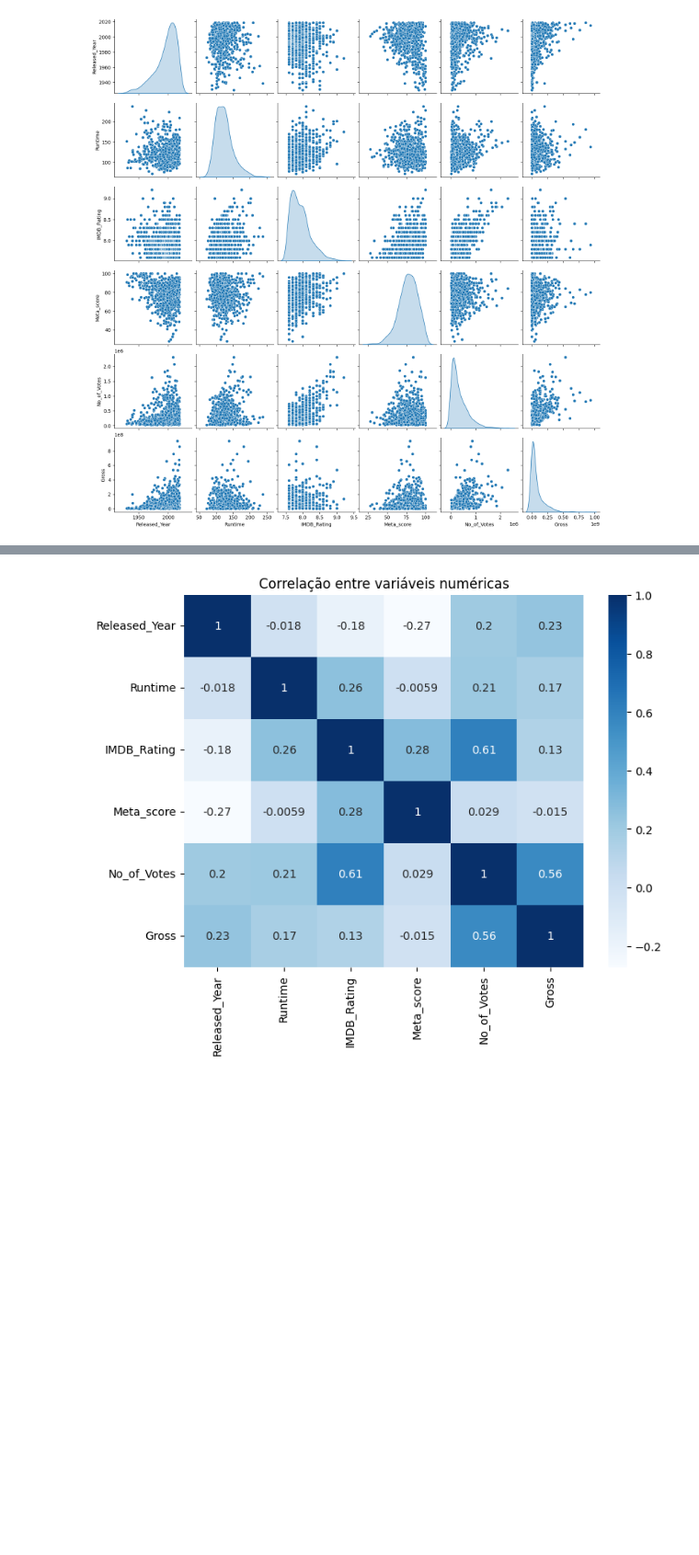
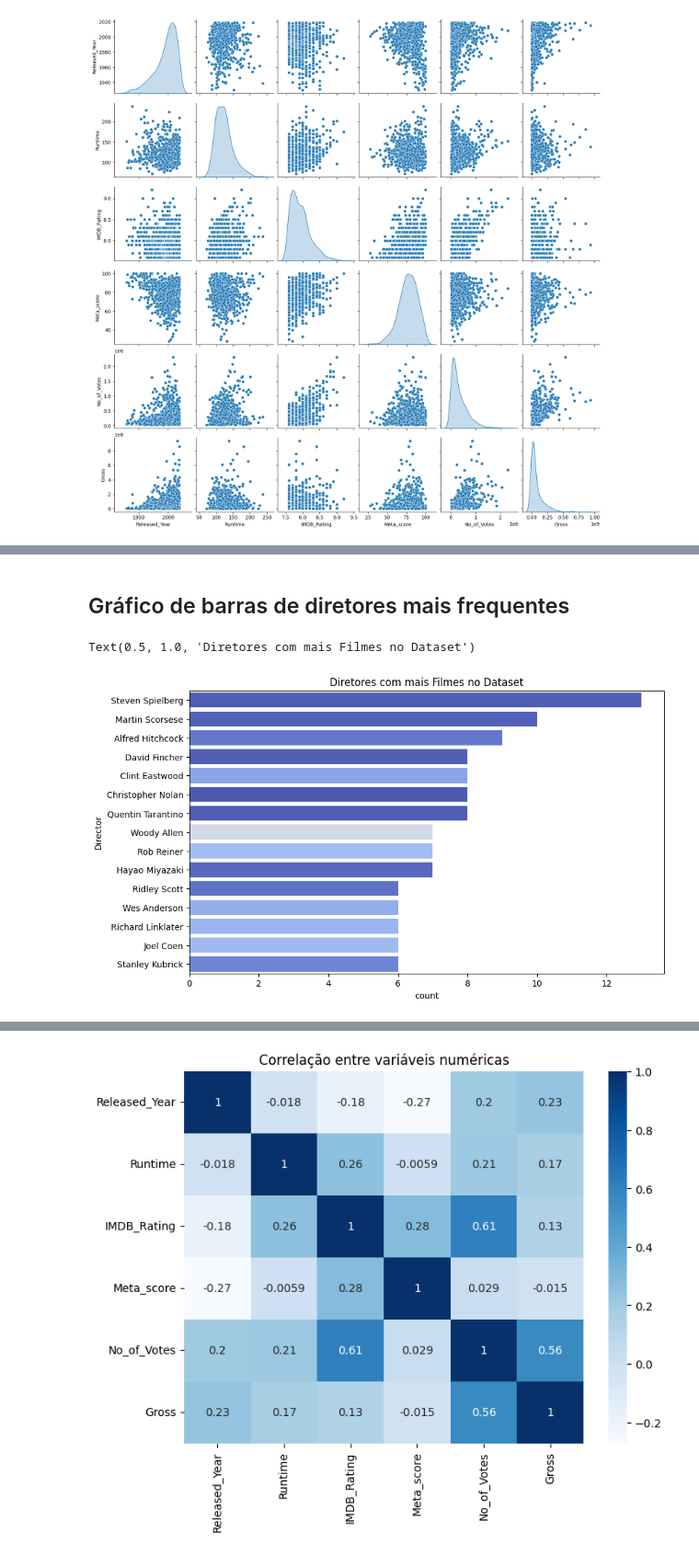
Before and after one commit to rodrigosena17/LH_CD_RodrigoSena, a Jupyter notebook: Jupyter Notebook/LH_CD_RodrigoSena.ipynb, the cells around one changed output, grey strips where cells are left out. Shown at 92% size. Drawn from its saved outputs; the diff is of its cells as text; code cells hidden in the pictures; blank space fills up the shorter version.

```diff
--- a/Jupyter Notebook/LH_CD_RodrigoSena.ipynb
+++ b/Jupyter Notebook/LH_CD_RodrigoSena.ipynb
@@ -356,0 +379,10 @@ plt.show()
+# %% [markdown]
+## Gráfico de barras de diretores mais frequentes
+# %%
+plt.figure(figsize=(10,6))
+sns.countplot(data=df, y='Director', hue='Director', order=df['Director'].value_counts().index[:15], palette='coolwarm', legend=False)
+plt.savefig('../resultados/frequencia_barras_diretores.png')
+plt.title('Diretores com mais Filmes no Dataset')
+# %% [output]
+Text(0.5, 1.0, 'Diretores com mais Filmes no Dataset')
+[figure, added]
```
Also changed, not shown: parts of 14 cells of this notebook, 13 other files.
